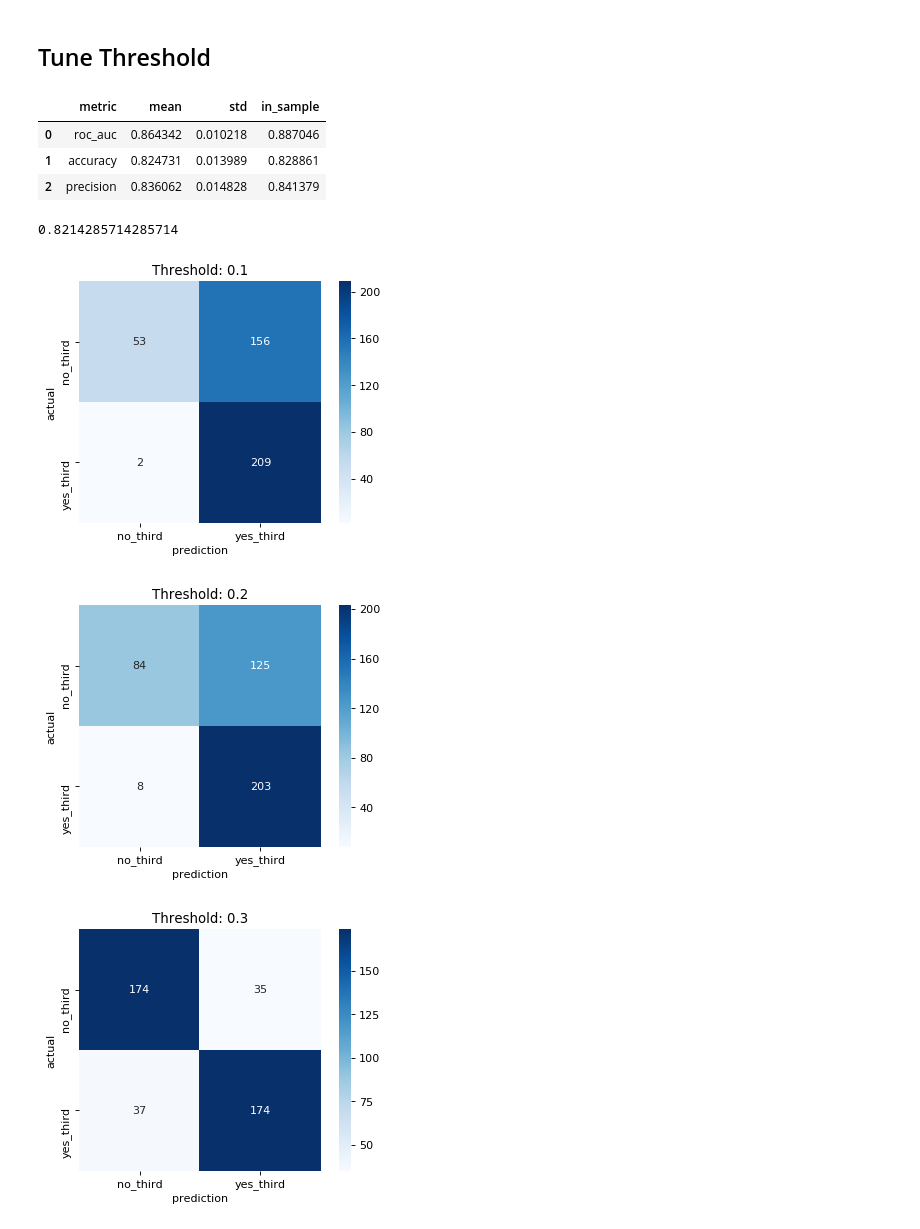
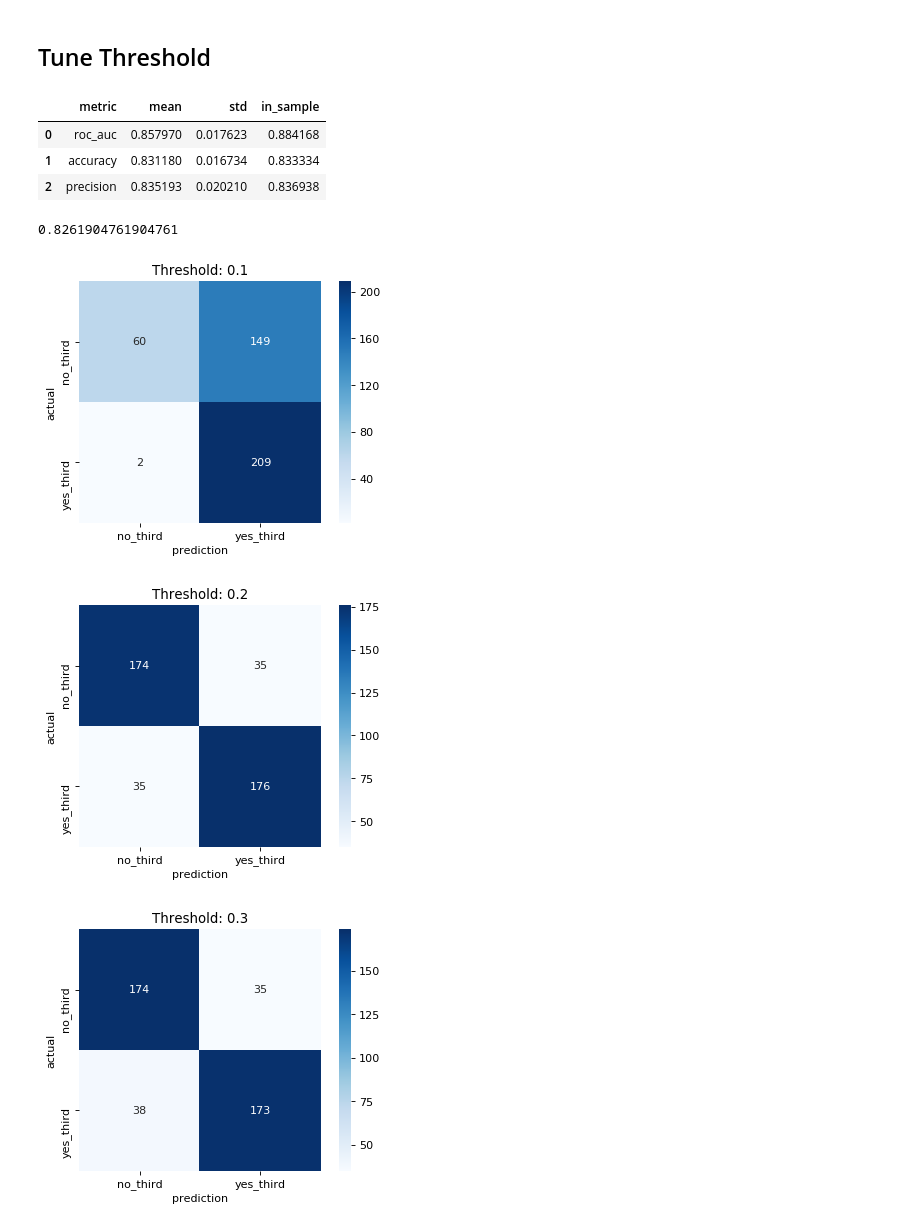
Before and after one commit to willyraedy/pass_or_not, a Jupyter notebook: notebook/KNN.ipynb, the cells around one changed output. Cells and saved outputs as stored; diff of their text form; code cells hidden in the pictures.

Commit message:
standardize KNN

```diff
--- a/notebook/KNN.ipynb
+++ b/notebook/KNN.ipynb
@@ -108,5 +111,11 @@ second_feature_set = [
 #     'first_word_approp',
 ]
 
-evaluation.run_pipeline(raw, second_feature_set)
+evaluation.run_pipeline(
+    estimator=KNeighborsClassifier,
+    raw_data=raw,
+    features=second_feature_set,
+    standardize=True,
+    param_grid={ 'n_neighbors': range(1, 21), 'weights': ['uniform', 'distance']}
+)
 # %% [output]
@@ -136,5 +144,11 @@ third_feature_set = [
 #     'first_word_approp',
 ]
 
-evaluation.run_pipeline(raw, third_feature_set)
+evaluation.run_pipeline(
+    estimator=KNeighborsClassifier,
+    raw_data=raw,
+    features=third_feature_set,
+    standardize=True,
+    param_grid={ 'n_neighbors': range(1, 21), 'weights': ['uniform', 'distance']}
+)
 # %% [output]
@@ -147,0 +162,25 @@ evaluation.run_pipeline(raw, third_feature_set)
+# %%
+fourth_feature_set = [
+#     'author_ideology',
+#     'author_party',
+#     'author_is_chair',
+    'author_years_sen',
+#     'author_total_funding',
+#     'total_sponsors',
+#     'sponsor_chairs',
+#     'agg_funding_sponsors',
+#     'agg_exp_sponsors',
+    'total_slips',
+#     'slips_perc_pro',
+#     'bipartisan',
+#     'ideol_range',
+#     'first_word_approp',
+]
+
+evaluation.run_pipeline(
+    estimator=KNeighborsClassifier,
+    raw_data=raw,
+    features=fourth_feature_set,
+    standardize=True,
+    param_grid={ 'n_neighbors': range(1, 21), 'weights': ['uniform', 'distance']}
+)
@@ -148,31 +193,31 @@ evaluation.run_pipeline(raw, third_feature_set)
 # %% [markdown]
 ## Tune Threshold
 # %%
-s = cross_validate(
-    KNeighborsClassifier(**best_params),
+s = evaluation.cross_validate(
+    KNeighborsClassifier,
     X_train,
     y_train,
-    return_train_score=True,
+    standardize=True,
     scoring=['roc_auc', 'accuracy', 'precision'],
     cv=5,
-    metric_params={''}
+    fit_params={'n_neighbors': 17, 'weights': 'uniform'}
 )
 evaluation.report_single_model_metrics(s)
 # %% [output]
 |  | metric | mean | std | in_sample |
-| 0 | roc_auc | 0.864342 | 0.010218 | 0.887046 |
-| 1 | accuracy | 0.824731 | 0.013989 | 0.828861 |
-| 2 | precision | 0.836062 | 0.014828 | 0.841379 |
+| 0 | roc_auc | 0.857970 | 0.017623 | 0.884168 |
+| 1 | accuracy | 0.831180 | 0.016734 | 0.833334 |
+| 2 | precision | 0.835193 | 0.020210 | 0.836938 |
 # %%
 X_tr, X_val, y_tr, y_val = train_test_split(X_train, y_train, test_size=0.3, random_state=42, stratify=y_train)
-knn = KNeighborsClassifier(**best_params)
+knn = KNeighborsClassifier(**{'n_neighbors': 17, 'weights': 'uniform'})
 knn.fit(X_tr, y_tr)
 print(knn.score(X_val, y_val))
 for t in [x / 10 for x in range(1, 11)]:
     evaluation.make_confusion_matrix(X_val, y_val, knn, ['no_third', 'yes_third'], f'Threshold: {t}', t)
 # %% [output]
-0.8214285714285714
+0.8261904761904761
 [figure]
-[figure, old version]
+[figure, new version]
 [figure]
 [figure]
```
Also changed, not shown: parts of 14 cells of this notebook, 1 other file.
